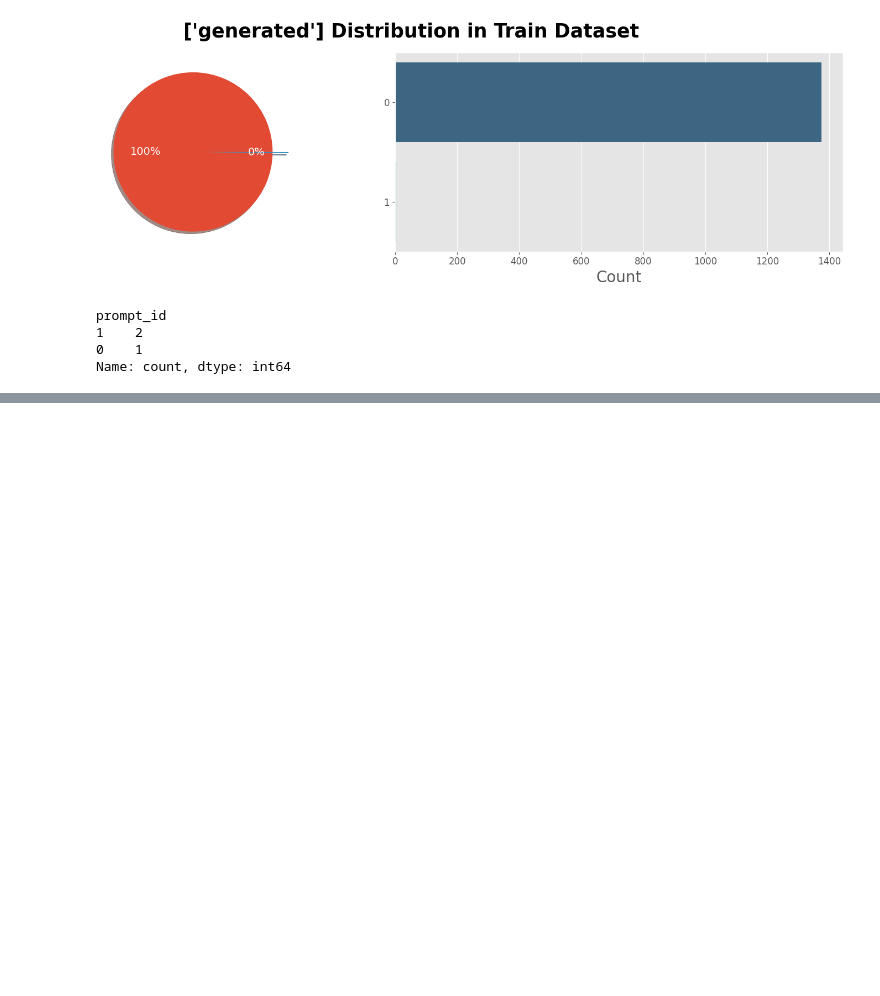
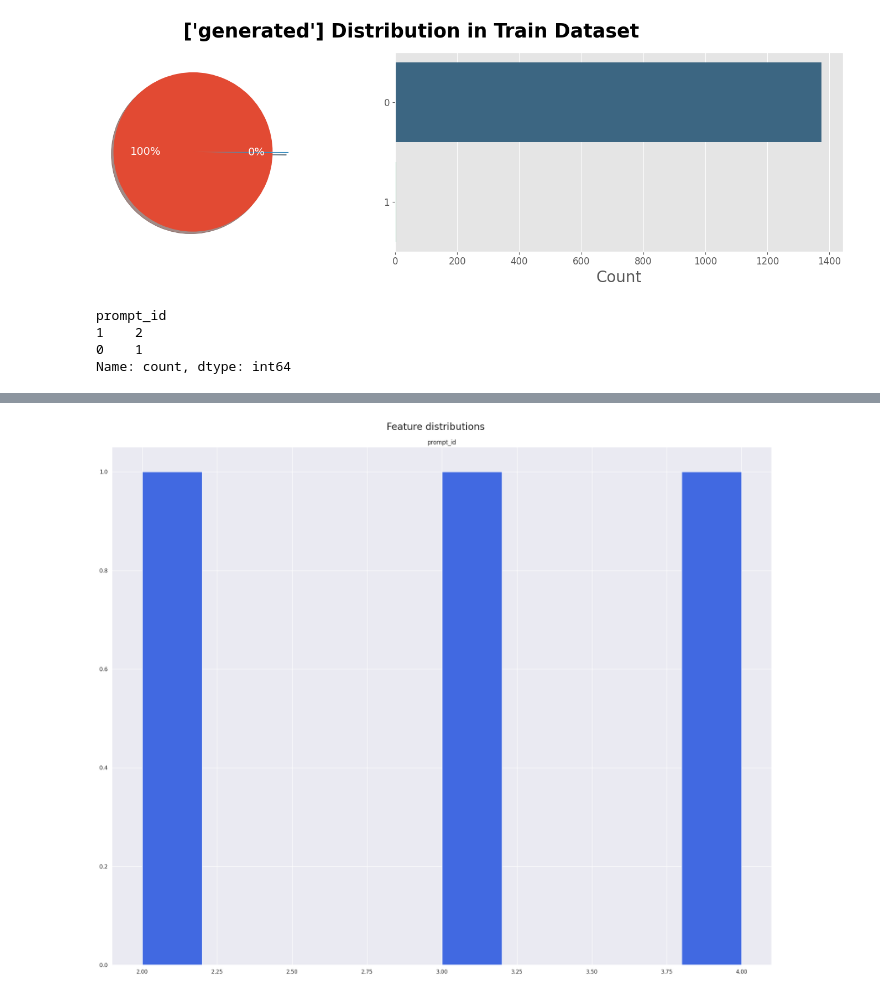
Before and after one commit to CheeseGue/DataScience, a Jupyter notebook: GithubWithKaggle/eda-llm-detect.ipynb, the cells around one changed output, grey strips where cells are left out. Drawn from its saved outputs; the diff is of its cells as text; code cells hidden in the pictures; blank space fills up the shorter version.

```diff
--- a/GithubWithKaggle/eda-llm-detect.ipynb
+++ b/GithubWithKaggle/eda-llm-detect.ipynb
@@ -414,0 +453,8 @@ Name: count, dtype: int64
+# %%
+sns.set(rc={'figure.figsize': (20, 16)})
+test.hist(color='royalblue')
+plt.tight_layout()
+plt.suptitle('Feature distributions', y=1.02, fontsize=20)
+plt.show()
+# %% [output]
+[figure, added]
```
Also changed, not shown: parts of 19 cells of this notebook.
